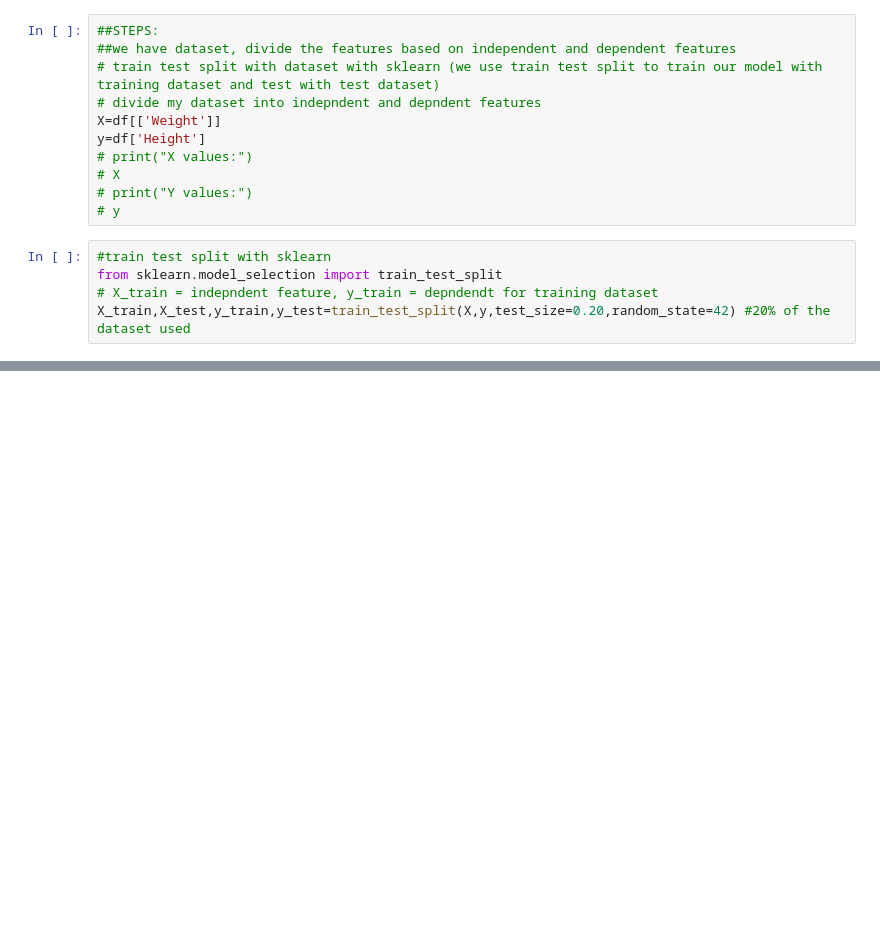
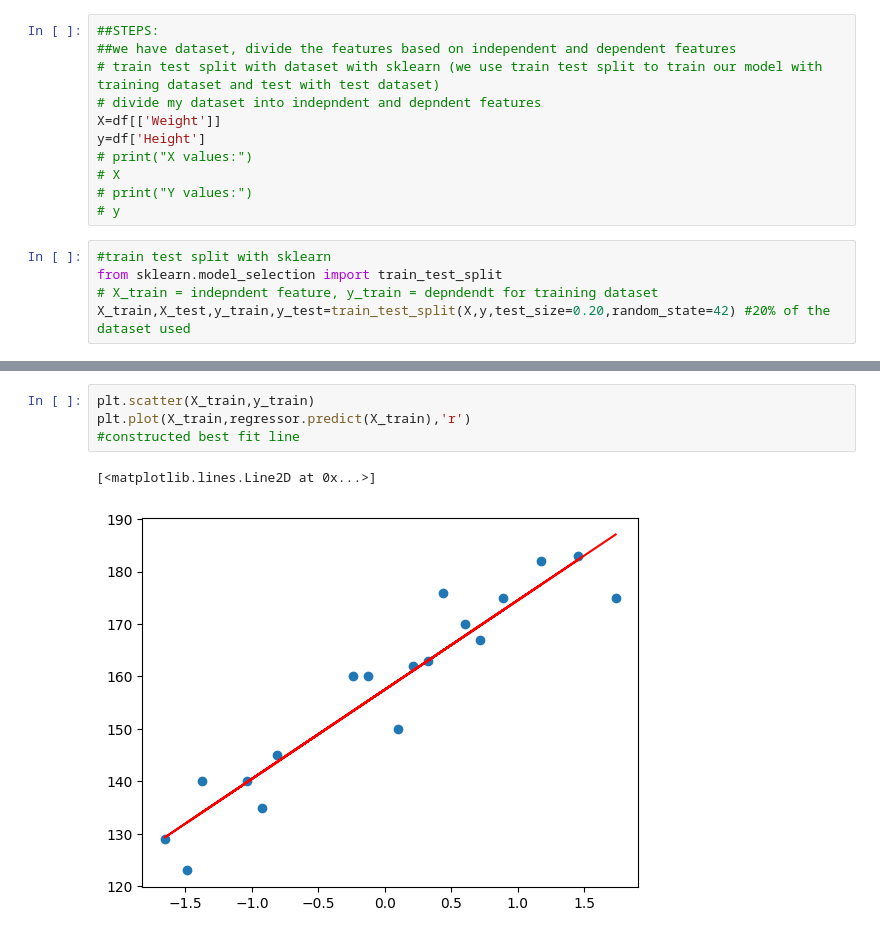
Before and after one commit to Hackerdude374/Break-Through-Tech-AI-Projects, a Jupyter notebook: Simple-Linear-Regression/notebook.ipynb, the cells around one changed output, grey strips where cells are left out. Cells and saved outputs as stored; diff of their text form; blank space fills up the shorter version.

```diff
--- a/Simple-Linear-Regression/notebook.ipynb
+++ b/Simple-Linear-Regression/notebook.ipynb
@@ -72,0 +81,7 @@ array([[ 1.73689094],
+# %%
+plt.scatter(X_train,y_train)
+plt.plot(X_train,regressor.predict(X_train),'r')
+#constructed best fit line
+# %% [output]
+[<matplotlib.lines.Line2D at 0x...>]
+[figure, added]
```
Also changed, not shown: parts of 7 cells of this notebook.
